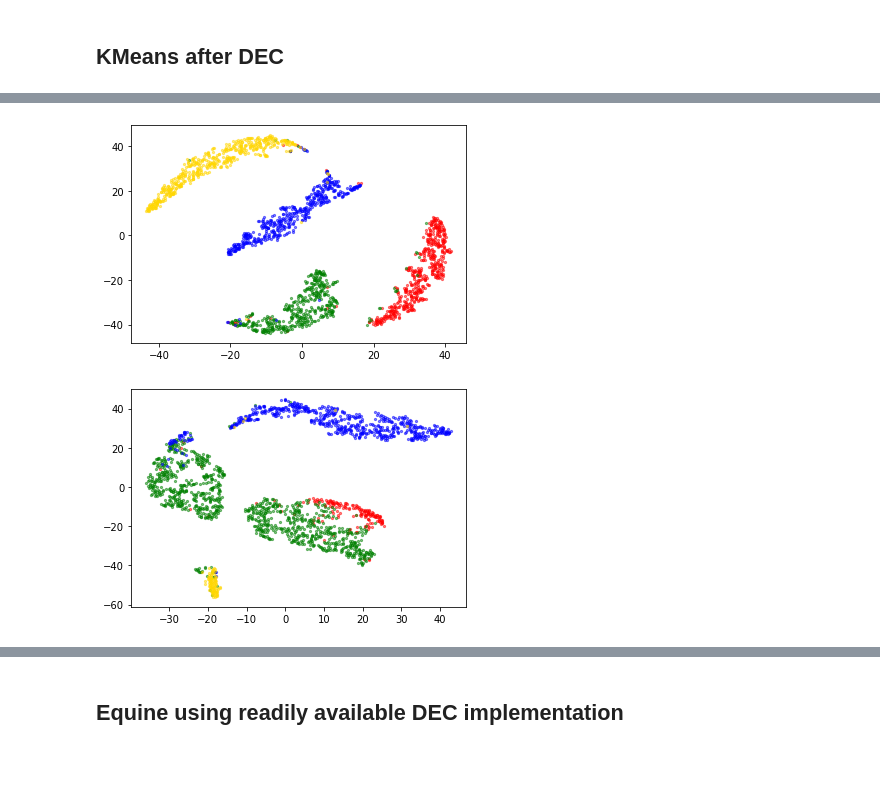
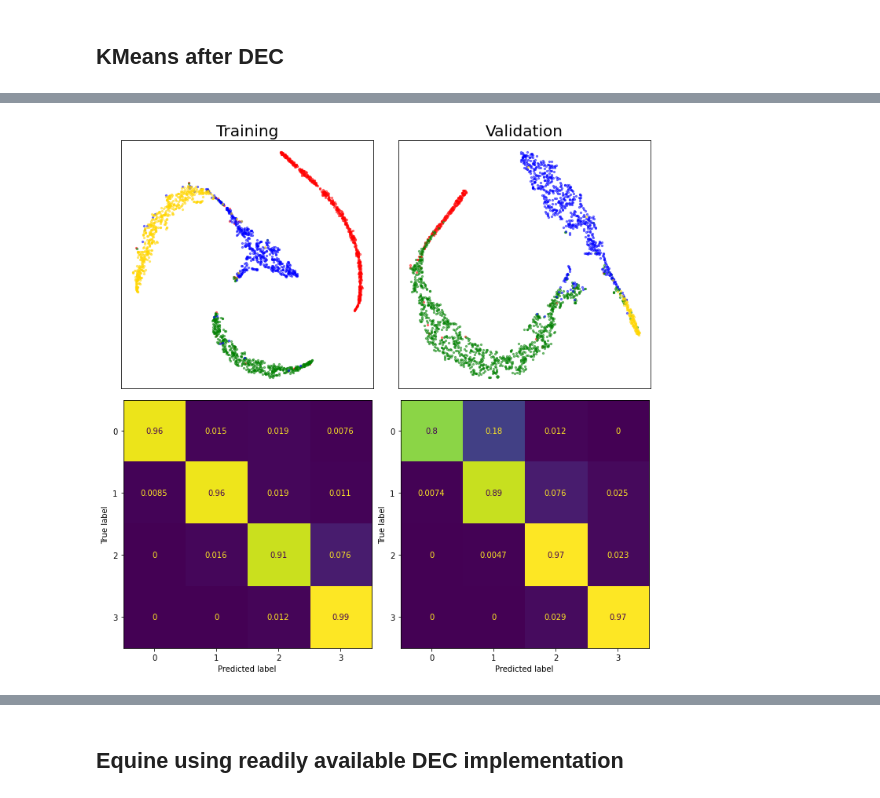
Before and after one commit to timodw/time_series_preprocessing, a Jupyter notebook: preprocessing.ipynb, the cells around one changed output, grey strips where cells are left out. Saved outputs shown, nothing was run; the diff lists cells and outputs as text; code cells hidden in the pictures; blank space fills up the shorter version.

```diff
--- a/preprocessing.ipynb
+++ b/preprocessing.ipynb
@@ -302,7 +372,7 @@ sg_window_size = 25
 sg_degree = 2
 shift_mass = False
 balancing = True
-add_noise = True
+add_noise = False
 noise_std = .01
 # %%
 # Get list of the amount of activities per horse
@@ -932,9 +974,7 @@ dense_decoder = DenseDecoder(10, 100, layer_sizes=[500, 500])
 dense_encoder.load_state_dict(torch.load(model_folder / 'encoder'))
 dense_decoder.load_state_dict(torch.load(model_folder / 'decoder'))
 
-dec_model = train_dec(dense_encoder, X_train, X_val, n_clusters=len(np.unique(y_train)), batch_size=len(X_train),
-                      epochs=200, device=device, latent_dim=10, lr=1E-3,
-                      cluster_init='kmeans', noise_factor=0.)
+dec_model = train_dec(dense_encoder, X_train, X_val, n_clusters=len(np.unique(y_train)), device=device, latent_dim=10, lr=1E-2, cluster_init='gmm', tol=1E-3)
 dec_model.eval()
 # %% [output]
 Training using device: cuda
@@ -1124,18 +1009,4 @@ DEC(
 # %%
-X_enc = TSNE(perplexity=50, random_state=45).fit_transform(dense_encoder(torch.from_numpy(X_train[:2000]).to(device).to(torch.float32)).detach().cpu().numpy())
-
-colors = ['r', 'g', 'b', 'gold']
-for label in range(4):
-    plt.scatter(X_enc[y_train[:2000] == label, 0], X_enc[y_train[:2000] == label, 1], color=colors[label], s=5, alpha=.5)
-plt.show()
+plot_results(X_train, y_train, X_val, y_val, encoder=dense_encoder, clustering_method='dec', dec_model=dec_model, device=device)
 # %% [output]
-[figure, old version]
+[figure, new version]
-# %%
-X_enc = TSNE(perplexity=50, random_state=45).fit_transform(dense_encoder(torch.from_numpy(X_val[:2000]).to(device).to(torch.float32)).detach().cpu().numpy())
-
-colors = ['r', 'g', 'b', 'gold']
-for label in range(4):
-    plt.scatter(X_enc[y_val[:2000] == label, 0], X_enc[y_val[:2000] == label, 1], color=colors[label], s=5, alpha=.5)
-plt.show()
-# %% [output]
-[figure, removed]
```
Also changed, not shown: parts of 13 cells of this notebook.
